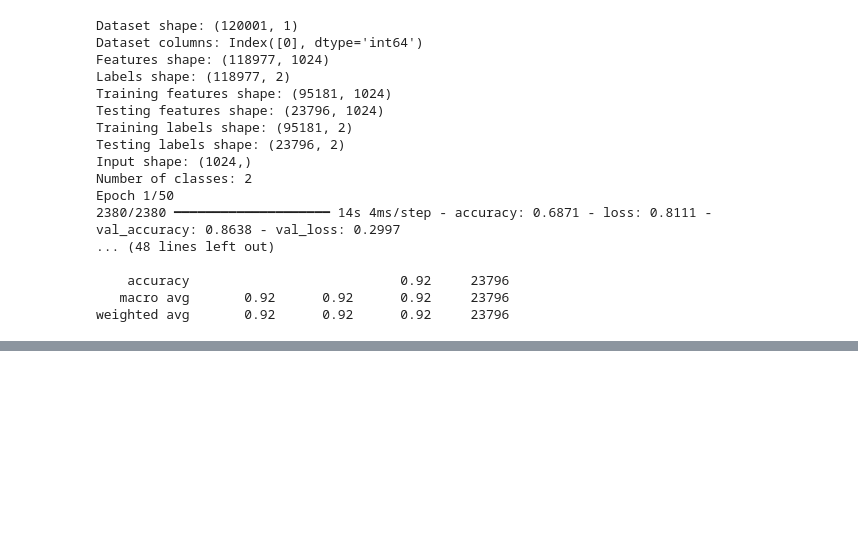
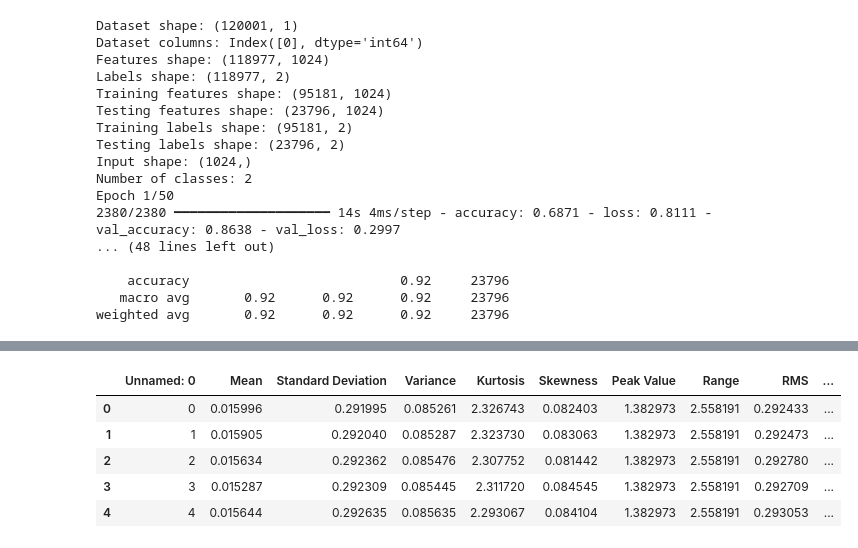
Before and after one commit to quantmask/Research_Intern_Virtual_Labs, a Jupyter notebook: project.ipynb, the cells around one changed output, grey strips where cells are left out. Cells and saved outputs as stored; diff of their text form; code cells hidden in the pictures; blank space fills up the shorter version.

```diff
--- a/project.ipynb
+++ b/project.ipynb
@@ -1271,0 +1293,11 @@ weighted avg       0.92      0.92      0.92     23796
+# %%
+import pandas as pd
+df_extracted_features = pd.read_csv(r"C:\Users\Ajay\Desktop\Research_Intern_Virtual_Labs\.streamlit\work_screenshots\extracted features.csv")
+df_extracted_features
+# %% [output]
+|  | Unnamed: 0 | Mean | Standard Deviation | Variance | Kurtosis | Skewness | Peak Value | Range | RMS | ... |
+| 0 | 0 | 0.015996 | 0.291995 | 0.085261 | 2.326743 | 0.082403 | 1.382973 | 2.558191 | 0.292433 | ... |
+| 1 | 1 | 0.015905 | 0.292040 | 0.085287 | 2.323730 | 0.083063 | 1.382973 | 2.558191 | 0.292473 | ... |
+| 2 | 2 | 0.015634 | 0.292362 | 0.085476 | 2.307752 | 0.081442 | 1.382973 | 2.558191 | 0.292780 | ... |
+| 3 | 3 | 0.015287 | 0.292309 | 0.085445 | 2.311720 | 0.084545 | 1.382973 | 2.558191 | 0.292709 | ... |
+| 4 | 4 | 0.015644 | 0.292635 | 0.085635 | 2.293067 | 0.084104 | 1.382973 | 2.558191 | 0.293053 | ... |
```
Also changed, not shown: parts of 9 cells of this notebook.
